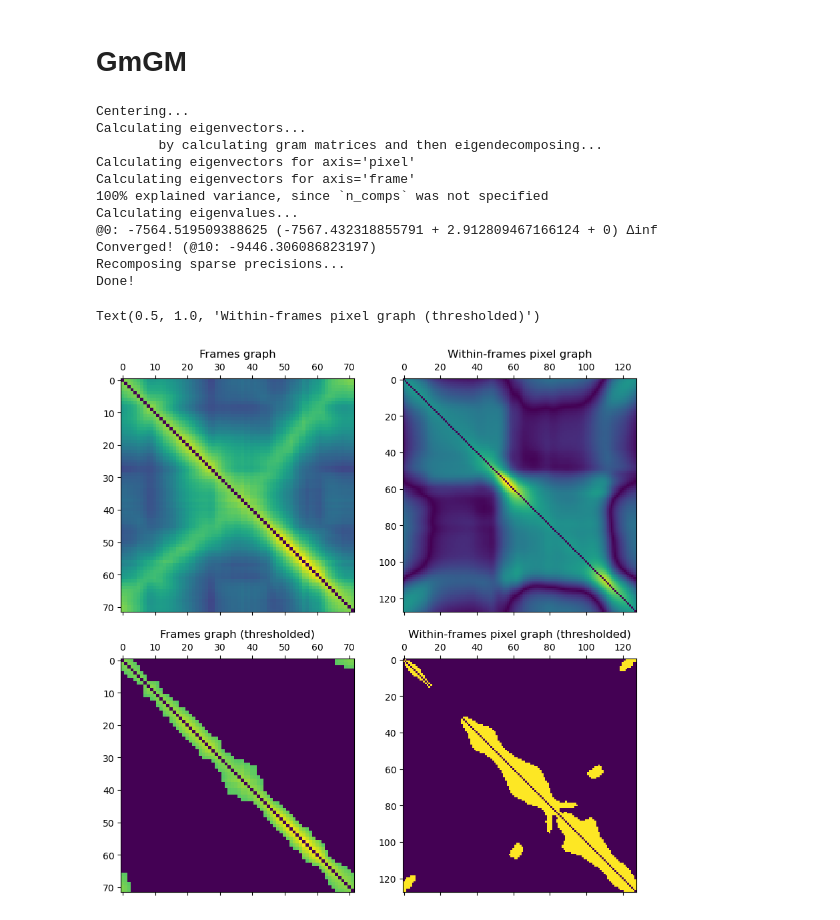
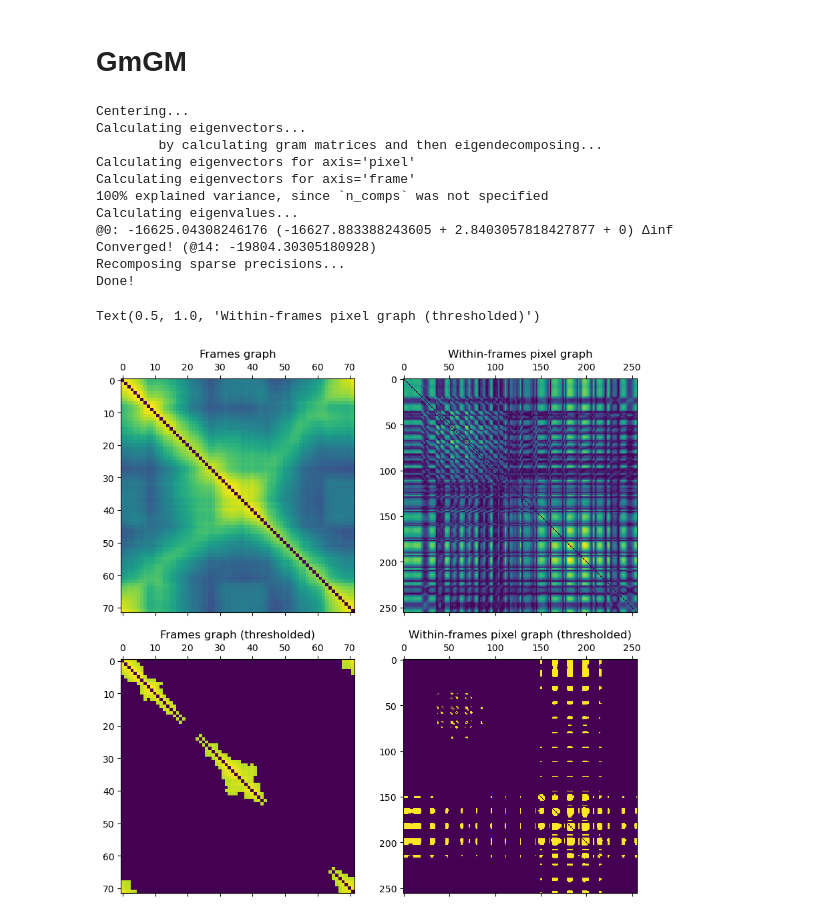
Before and after one commit to BaileyAndrew/Strong-Product-Model, a Jupyter notebook: coil.ipynb, the cells around one changed output. Drawn from its saved outputs; the diff is of its cells as text; code cells hidden in the pictures.

```diff
--- a/coil.ipynb
+++ b/coil.ipynb
@@ -69,10 +69,10 @@ data_flattened = {
 
 results_sp = strong_product_model(
     data_matrix=data_flattened['obj1'] - data_flattened['obj1'].mean(),
-    rho_rows=0.0001,
-    rho_cols_within_rows=0.0001,
-    rho_cols_between_rows=0.0001,
+    rho_rows=0.001,
+    rho_cols_within_rows=0.001,
+    rho_cols_between_rows=0.001,
     verbose=True,
-    tol=1e-5
+    tol=1e-3
 )
 # %% [output]
@@ -99,8 +96,8 @@ resmatrix_cols_between = np.abs(results_sp['cols_between_rows'])
 np.fill_diagonal(resmatrix_cols_within, 0)
 np.fill_diagonal(resmatrix_cols_between, 0)
 
-# Keep only the top 4 edges per node
-to_keep = 72 * 4
+# Keep only the top 2 edges per node
+to_keep = 72 * 2
 num_edges = (72 ** 2 - 72) / 2
 percentile = 100 - to_keep / num_edges * 100
 threshold = np.percentile(resmatrix_sp, percentile)
@@ -192,7 +189,7 @@ fig.savefig('out_figs/coil/sp.pdf', transparent=True, dpi=200)
 # GmGM
 # %%
 dataset = GmGM.Dataset(
-    dataset={'duck': data['obj1'] - data['obj1'].mean()},
+    dataset={'duck': data_flattened['obj1'] - data_flattened['obj1'].mean()},
     structure={
         'duck': (f'frame', f'pixel')
     },
@@ -206,7 +203,7 @@ results_gmgm = GmGM.GmGM(
     n_comps=None,
     verbose=True,
     centering_method=None,
-    use_nonparanormal_skeptic=True,
+    use_nonparanormal_skeptic=False,
     nonparanormal_evec_backend="COCA",
     readonly=False,
     calculate_explained_variance=True,
@@ -220,8 +217,8 @@ Calculating eigenvectors for axis='pixel'
 Calculating eigenvectors for axis='frame'
 100% explained variance, since `n_comps` was not specified
 Calculating eigenvalues...
-@0: -7564.519509388625 (-7567.432318855791 + 2.912809467166124 + 0) ∆inf
-Converged! (@10: -9446.306086823197)
+@0: -16625.04308246176 (-16627.883388243605 + 2.8403057818427877 + 0) ∆inf
+Converged! (@14: -19804.30305180928)
 Recomposing sparse precisions...
 Done!
 # %%
@@ -230,33 +227,33 @@ np.fill_diagonal(resmatrix_gmgm, 0)
 resmatrix_cols_within = np.abs(results_gmgm['pixel'].toarray())
 np.fill_diagonal(resmatrix_cols_within, 0)
 
-# Keep only the top 4 edges per node
-to_keep = 72 * 4
+# Keep only the top 2 edges per node
+to_keep = 72 * 2
 num_edges = (72 ** 2 - 72) / 2
 percentile = 100 - to_keep / num_edges * 100
 threshold = np.percentile(resmatrix_gmgm, percentile)
 #resmatrix_gmgm[resmatrix_gmgm < threshold] = 0
 
 # Keep other graphs at same percentile
 threshold_cols_within = np.percentile(resmatrix_cols_within, percentile)
 #resmatrix_cols_within[resmatrix_cols_within < threshold_cols_within] = 0
 
 fig, axs = plt.subplots(ncols=2, figsize=(10, 10), nrows=2)
 ax1, ax2 = axs[0]
 ax1.matshow(resmatrix_gmgm)
 ax1.set_title("Frames graph")
 ax2.matshow(resmatrix_cols_within)
 ax2.set_title("Within-frames pixel graph")
 
 ax4, ax5 = axs[1]
 resmatrix_gmgm[resmatrix_gmgm < threshold] = 0
 resmatrix_cols_within[resmatrix_cols_within < threshold_cols_within] = 0
 resmatrix_sp[resmatrix_sp != 0] = 1
 resmatrix_cols_within[resmatrix_cols_within != 0] = 1
 ax4.matshow(resmatrix_gmgm)
 ax4.set_title("Frames graph (thresholded)")
 ax5.matshow(resmatrix_cols_within)
 ax5.set_title("Within-frames pixel graph (thresholded)")
 # %% [output]
 Text(0.5, 1.0, 'Within-frames pixel graph (thresholded)')
-[figure, old version]
+[figure, new version]
```
Also changed, not shown: parts of 8 cells of this notebook, 3 other files.
